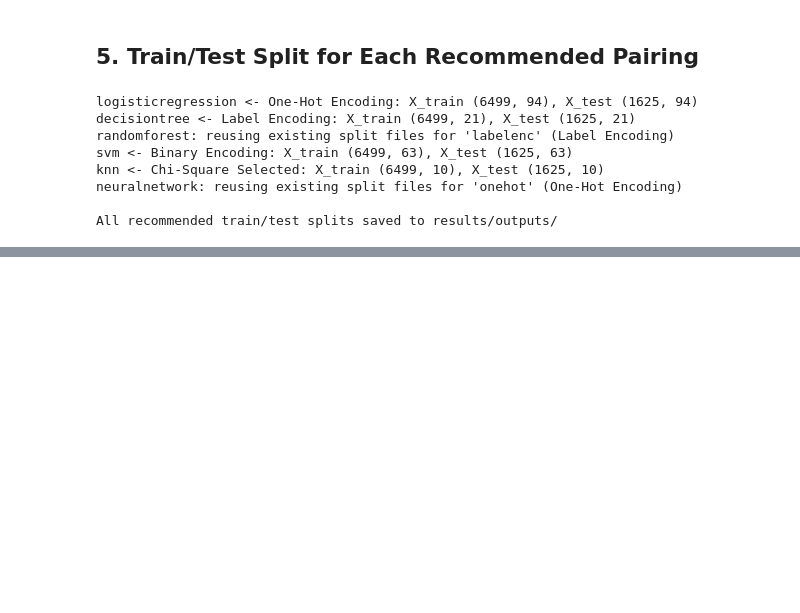
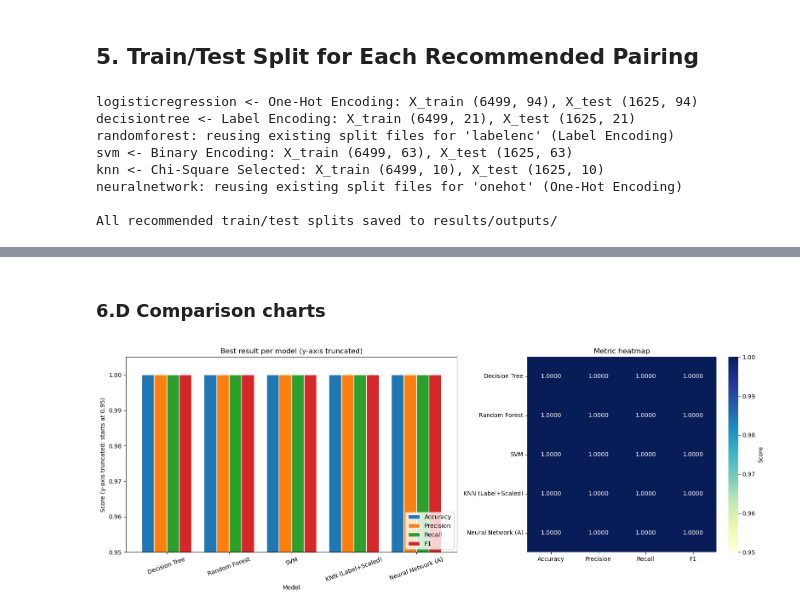
Before and after one commit to Tharaniben/2026-Y2-S1-MLB-B7G1-03, a Jupyter notebook: group_pipeline.ipynb, the cells around one changed output, grey strips where cells are left out. Drawn from its saved outputs; the diff is of its cells as text; code cells hidden in the pictures; blank space fills up the shorter version.

Commit message:
Add updated  model comparison section to group_pipeline.ipynb

```diff
--- a/group_pipeline.ipynb
+++ b/group_pipeline.ipynb
@@ -132,0 +297,21 @@ All recommended train/test splits saved to results/outputs/
+# %%
+CMP = BEST[['Label', 'Owner', 'Encoding', 'Variety'] + METRICS + ['ROC_AUC', 'n_rows']].copy()
+CMP = CMP.rename(columns={'Label': 'Model', 'Encoding': 'Encoding/Preprocessing',
+                          'Variety': 'Selected row', 'n_rows': 'Varieties in file'})
+CMP = CMP.sort_values(['F1', 'Recall', 'Accuracy'], ascending=False, kind='mergesort').reset_index(drop=True)
+key = CMP[['F1', 'Recall', 'Accuracy']].round(6).apply(tuple, axis=1)
+CMP.insert(0, 'Rank', key.map({k: i + 1 for i, k in enumerate(dict.fromkeys(key))}))
+if CMP['ROC_AUC'].isna().all():
+    CMP = CMP.drop(columns='ROC_AUC')
+os.makedirs(OUT_DIR, exist_ok=True)
+CMP.to_csv(f'{OUT_DIR}/group_model_comparison.csv', index=False)
+print(f'Saved {OUT_DIR}/group_model_comparison.csv')
+shown = CMP.copy()
+if 'ROC_AUC' in shown.columns:
+    shown['ROC_AUC'] = shown['ROC_AUC'].map(lambda v: 'n/a' if pd.isna(v) else f'{v:.4f}')
+display(shown.style.format({m: '{:.4f}' for m in METRICS}).hide(axis='index'))
+
+n_top = int((CMP['Rank'] == 1).sum())
+if n_top > 1:
+    display(Markdown(f"**{n_top} models tie for rank 1** on F1, Recall and Accuracy: " + ', '.join(CMP.loc[CMP['Rank'] == 1, 'Model']) +
+                     ". The dataset is almost perfectly separable, so no winner is forced."))
@@ -132,0 +327,20 @@ All recommended train/test splits saved to results/outputs/
+# %% [markdown]
+### 6.D Comparison charts
+# %%
+fig, axes = plt.subplots(1, 2, figsize=(16, 6), gridspec_kw={'width_ratios': [1.4, 1]})
+plot_df = CMP.set_index('Model')[METRICS]
+ymin = max(0.0, min(0.95, np.floor((plot_df.values.min() - 0.005) * 100) / 100))
+plot_df.plot(kind='bar', ax=axes[0], width=0.8, edgecolor='white')
+axes[0].set_ylim(ymin, 1.005)
+axes[0].set_ylabel(f'Score (y-axis truncated: starts at {ymin:.2f})')
+axes[0].set_title('Best result per model (y-axis truncated)')
+axes[0].tick_params(axis='x', rotation=20)
+axes[0].legend(loc='lower right')
+sns.heatmap(plot_df, annot=True, fmt='.4f', cmap='YlGnBu', vmin=ymin, vmax=1.0, cbar_kws={'label': 'Score'}, ax=axes[1])
+axes[1].set_title('Metric heatmap'); axes[1].set_ylabel('')
+plt.tight_layout()
+os.makedirs('results/eda_visualizations', exist_ok=True)
+plt.savefig('results/eda_visualizations/group_model_comparison.png', dpi=150)
+plt.show()
+# %% [output]
+[figure, added]
```
Also changed, not shown: parts of 15 cells of this notebook.
